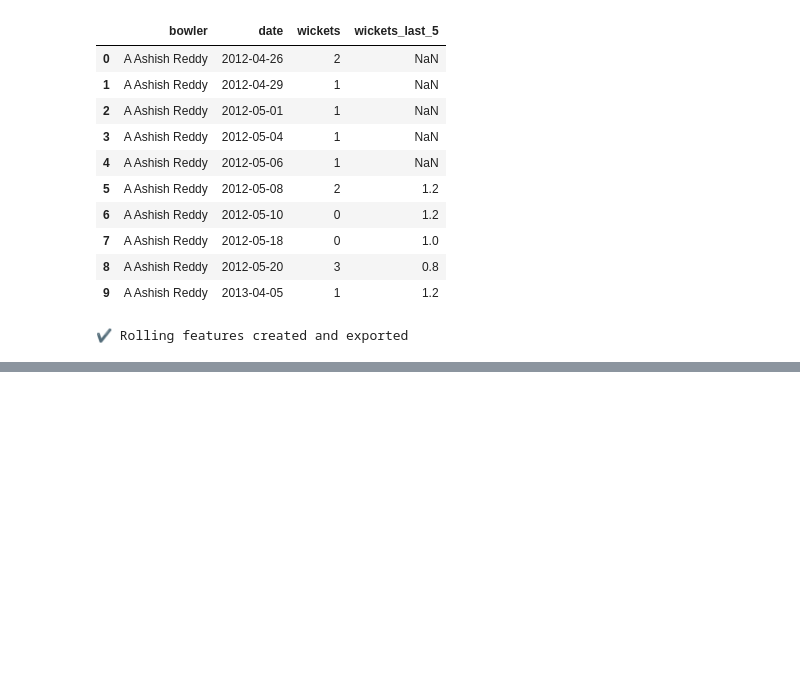
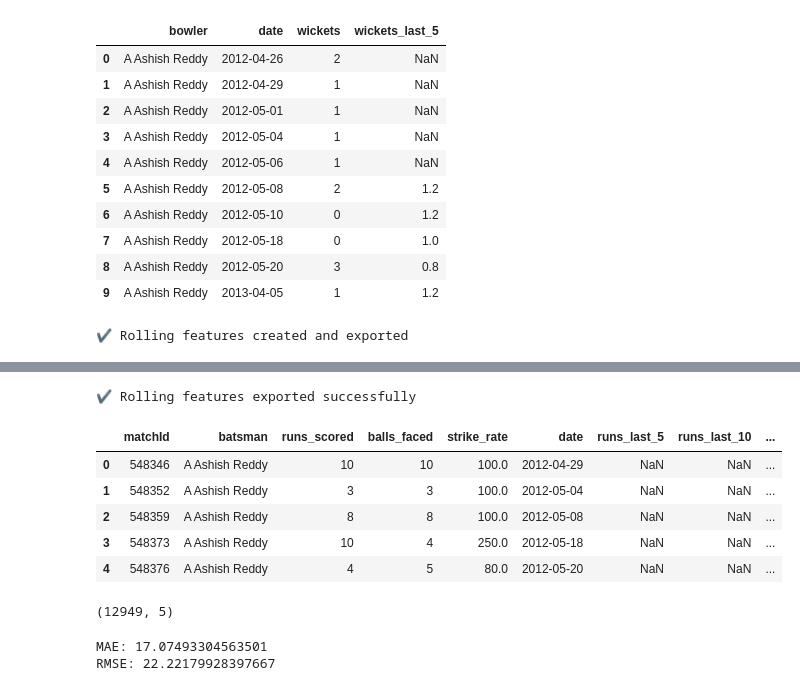
Before and after one commit to angirekulamanoj19-dotcom/Cricket-Player-Performance-Prediction---Group-1-, a Jupyter notebook: cricketplayeranalysis.ipynb, the cells around one changed output, grey strips where cells are left out. Drawn from its saved outputs; the diff is of its cells as text; code cells hidden in the pictures; blank space fills up the shorter version.

Commit message:
I built a baseline Linear Regression model using rolling performance features and evaluated it using MAE and RMSE with a time-aware train–test split.

```diff
--- a/cricketplayeranalysis.ipynb
+++ b/cricketplayeranalysis.ipynb
@@ -1488,0 +1588,33 @@ print("✔ Rolling features created and exported")
+# %%
+bat_df.to_csv("player_match_batting_with_rolling.csv", index=False)
+bowl_df.to_csv("player_match_bowling_with_rolling.csv", index=False)
+
+print("✔ Rolling features exported successfully")
+# %% [output]
+✔ Rolling features exported successfully
+# %%
+import pandas as pd
+
+bat_df = pd.read_csv("player_match_batting_with_rolling.csv")
+bat_df.head()
+# %% [output]
+|  | matchId | batsman | runs_scored | balls_faced | strike_rate | date | runs_last_5 | runs_last_10 | ... |
+| 0 | 548346 | A Ashish Reddy | 10 | 10 | 100.0 | 2012-04-29 | NaN | NaN | ... |
+| 1 | 548352 | A Ashish Reddy | 3 | 3 | 100.0 | 2012-05-04 | NaN | NaN | ... |
+| 2 | 548359 | A Ashish Reddy | 8 | 8 | 100.0 | 2012-05-08 | NaN | NaN | ... |
+| 3 | 548373 | A Ashish Reddy | 10 | 4 | 250.0 | 2012-05-18 | NaN | NaN | ... |
+| 4 | 548376 | A Ashish Reddy | 4 | 5 | 80.0 | 2012-05-20 | NaN | NaN | ... |
+# %%
+features = [
+    "runs_last_5",
+    "runs_last_10",
+    "sr_last_5",
+    "sr_last_10"
+]
+
+target = "runs_scored"
+
+model_df = bat_df[features + [target]].dropna()
+print(model_df.shape)
+# %% [output]
+(12949, 5)
@@ -1488,0 +1632,18 @@ print("✔ Rolling features created and exported")
+# %%
+from sklearn.linear_model import LinearRegression
+from sklearn.metrics import mean_absolute_error, mean_squared_error
+import numpy as np
+
+model = LinearRegression()
+model.fit(X_train, y_train)
+
+y_pred = model.predict(X_test)
+
+mae = mean_absolute_error(y_test, y_pred)
+rmse = np.sqrt(mean_squared_error(y_test, y_pred))
+
+print("MAE:", mae)
+print("RMSE:", rmse)
+# %% [output]
+MAE: 17.07493304563501
+RMSE: 22.22179928397667
```
Also changed, not shown: parts of 9 cells of this notebook.
